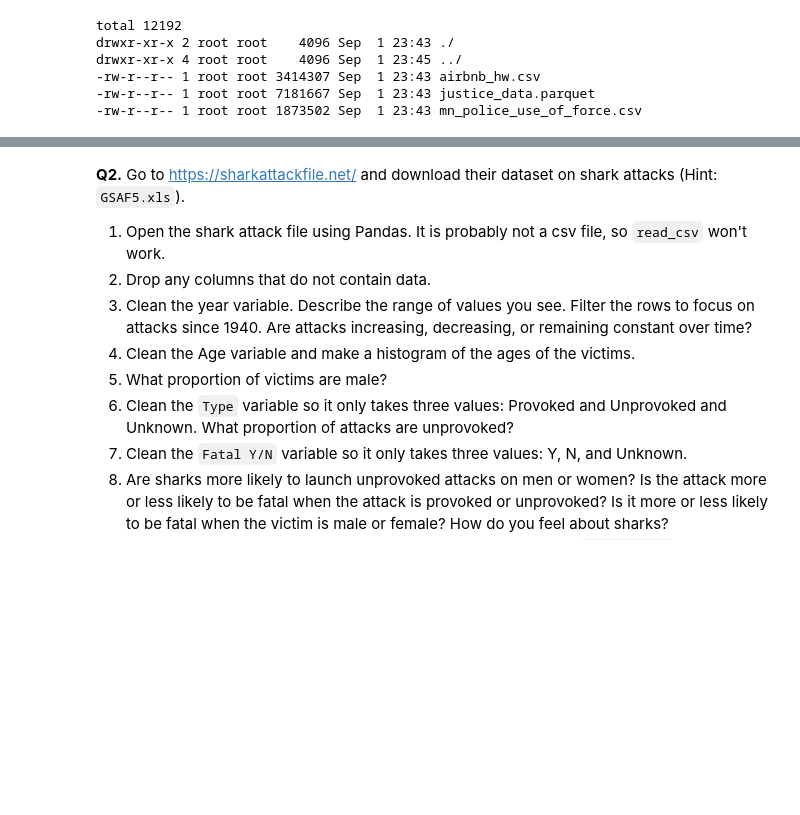
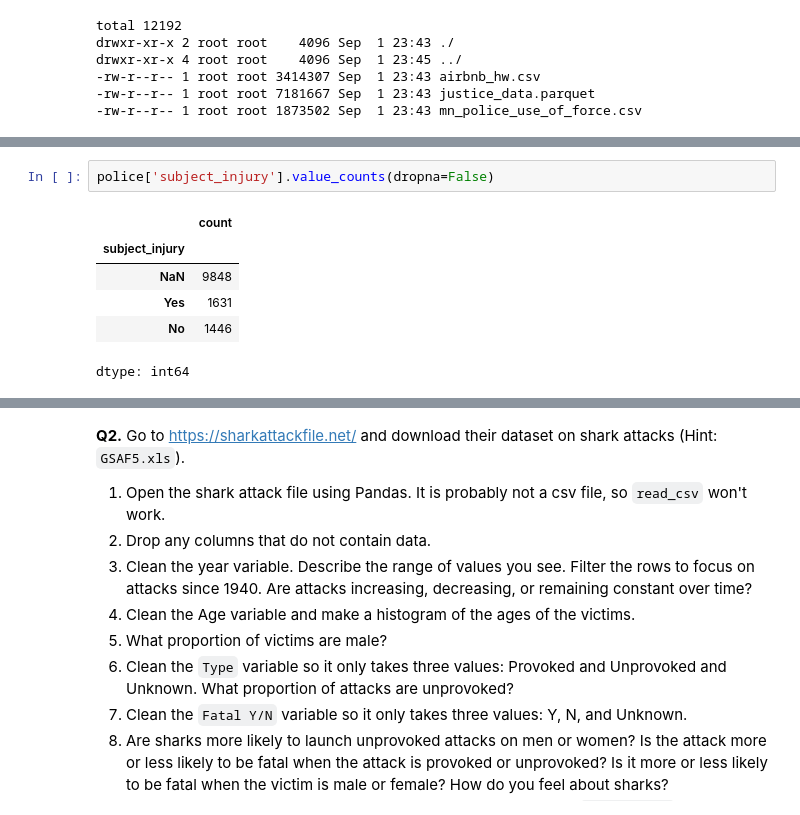
Before and after one commit to amn8ge/wrangling_assignment, a Jupyter notebook: assignment.ipynb, the cells around one changed output, grey strips where cells are left out. Saved outputs shown, nothing was run; the diff lists cells and outputs as text; blank space fills up the shorter version.

```diff
--- a/assignment.ipynb
+++ b/assignment.ipynb
@@ -50,0 +82,9 @@ airbnb.head()
+# %%
+police['subject_injury'].value_counts(dropna=False)
+# %% [output]
+|  | count |
+| subject_injury |  |
+| NaN | 9848 |
+| Yes | 1631 |
+| No | 1446 |
+dtype: int64
```
Also changed, not shown: parts of 9 cells of this notebook.
